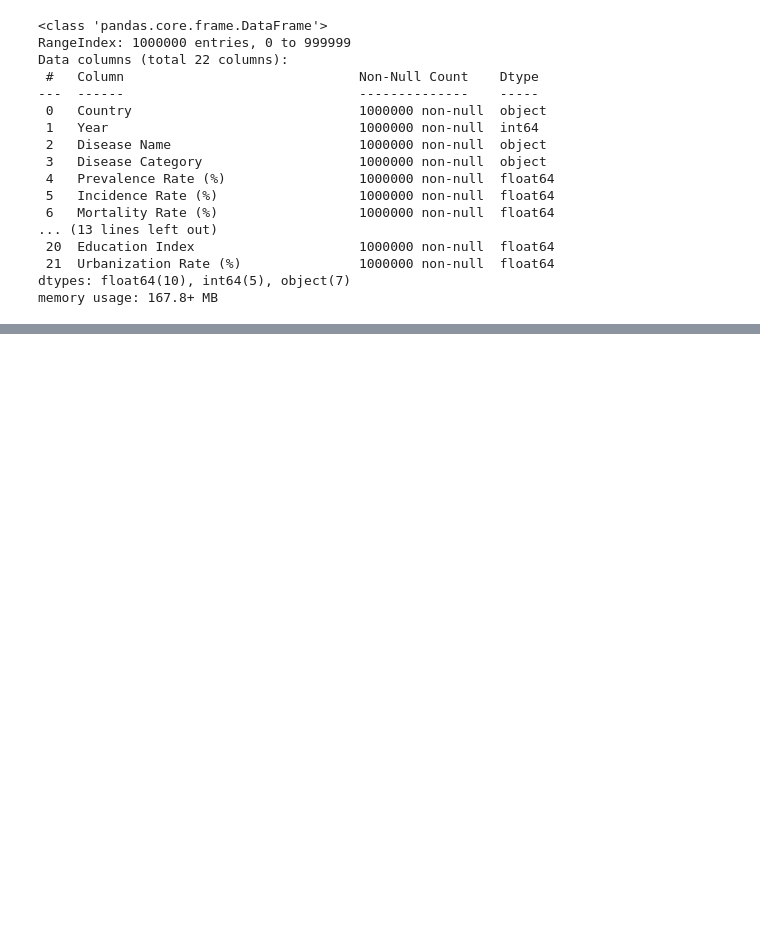
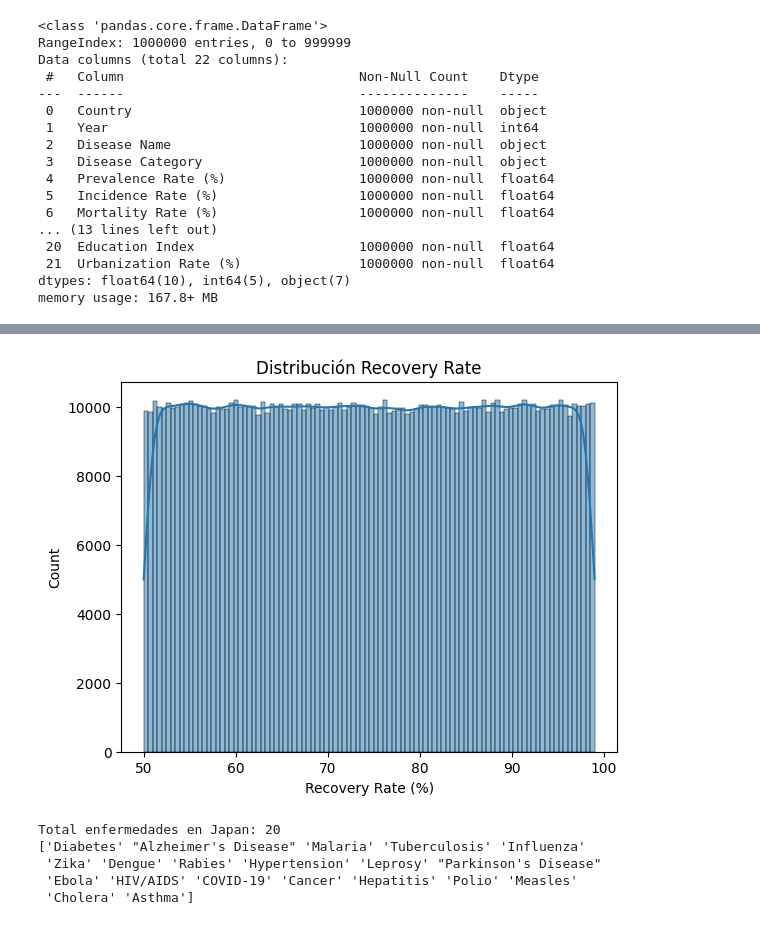
Before and after one commit to 4GeeksAcademy/correaliesel138-a11y-intro-ml, a Jupyter notebook: src/explore.ipynb, the cells around one changed output, grey strips where cells are left out. Cells and saved outputs as stored; diff of their text form; code cells hidden in the pictures; blank space fills up the shorter version.

```diff
--- a/src/explore.ipynb
+++ b/src/explore.ipynb
@@ -22,7 +25,3 @@ Data columns (total 22 columns):
  21  Urbanization Rate (%)               1000000 non-null  float64
 dtypes: float64(10), int64(5), object(7)
 memory usage: 167.8+ MB
-# %%
-gdp = "/workspaces/correaliesel138-a11y-intro-ml/data/raw/WB_WDI_SL_GDP_PCAP_EM_KD.csv" #ESTE LINK ES DEL DATASET QUE ESTA EN LA PAGINA DE KAGGLE
-df = pd.read_csv(gdp)
-df.info()
@@ -46,0 +28,5 @@ memory usage: 2.5+ MB
+# %%
+#print(df['country'].head(20))
+df = df.drop_duplicates(subset = df.columns.difference(['PassengerId']))
+print(df.shape)
+df.head()
@@ -46,0 +97,24 @@ memory usage: 2.5+ MB
+# %%
+import seaborn as sns
+import matplotlib.pyplot as plt
+
+sns.histplot(df["Recovery Rate (%)"], kde=True)
+plt.title("Distribución Recovery Rate")
+plt.show()
+# %% [output]
+[figure, added]
+# %%
+# Elegir el país que quieres consultar
+pais = "Japan"  # cambia por el país que quieras
+
+# Cuántas enfermedades hay en ese país
+print(f"Total enfermedades en {pais}: {df[df['Country'] == pais]['Disease Name'].nunique()}")
+
+# Cuáles son
+print(df[df['Country'] == pais]['Disease Name'].unique())
+# %% [output]
+Total enfermedades en Japan: 20
+['Diabetes' "Alzheimer's Disease" 'Malaria' 'Tuberculosis' 'Influenza'
+ 'Zika' 'Dengue' 'Rabies' 'Hypertension' 'Leprosy' "Parkinson's Disease"
+ 'Ebola' 'HIV/AIDS' 'COVID-19' 'Cancer' 'Hepatitis' 'Polio' 'Measles'
+ 'Cholera' 'Asthma']
```
Also changed, not shown: parts of 17 cells of this notebook, 2 other files.
